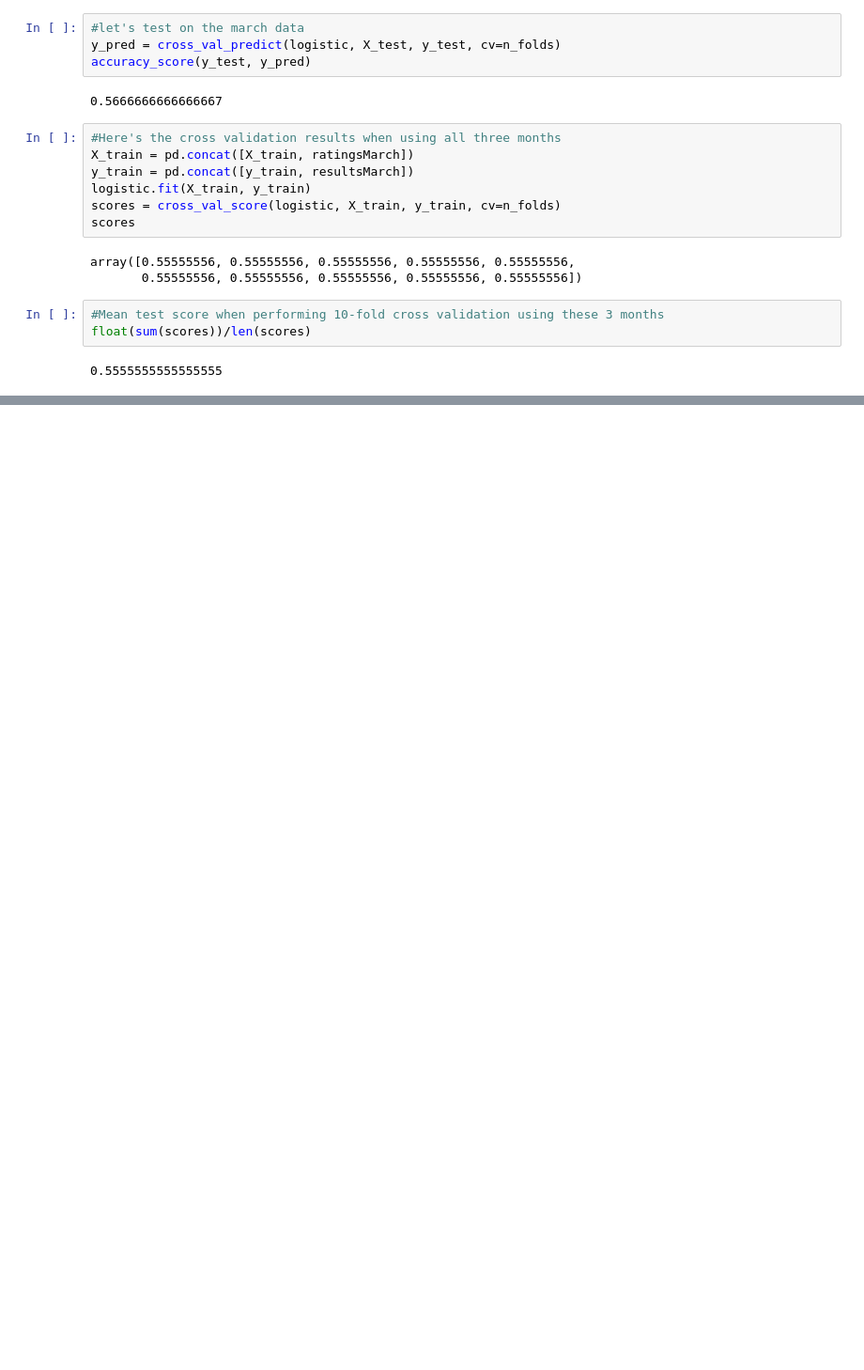
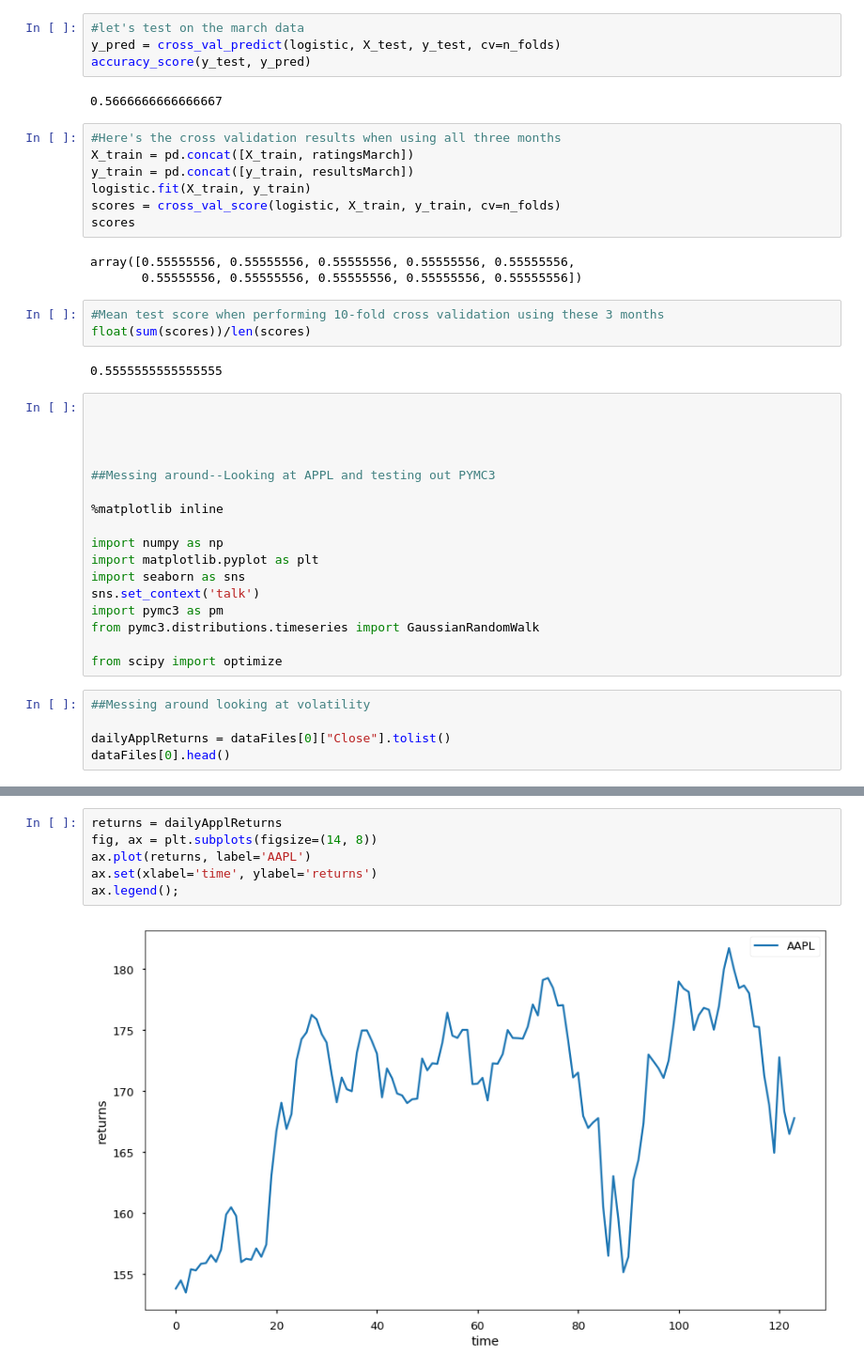
Before and after one commit to jgross962/515Project, a Jupyter notebook: BayesianMethods.ipynb, the cells around one changed output, grey strips where cells are left out. Shown: that part at 94% size. Saved outputs shown, nothing was run; the diff lists cells and outputs as text; blank space fills up the shorter version.

```diff
--- a/BayesianMethods.ipynb
+++ b/BayesianMethods.ipynb
@@ -410,3 +410,25 @@ array([0.55555556, 0.55555556, 0.55555556, 0.55555556, 0.55555556,
 float(sum(scores))/len(scores)
 # %% [output]
 0.5555555555555555
+# %%
+
+
+
+
+##Messing around--Looking at APPL and testing out PYMC3
+
+%matplotlib inline
+
+import numpy as np
+import matplotlib.pyplot as plt
+import seaborn as sns
+sns.set_context('talk')
+import pymc3 as pm
+from pymc3.distributions.timeseries import GaussianRandomWalk
+
+from scipy import optimize
+# %%
+##Messing around looking at volatility
+
+dailyApplReturns = dataFiles[0]["Close"].tolist()
+dataFiles[0].head()
@@ -412,0 +442,8 @@ float(sum(scores))/len(scores)
+# %%
+returns = dailyApplReturns
+fig, ax = plt.subplots(figsize=(14, 8))
+ax.plot(returns, label='AAPL')
+ax.set(xlabel='time', ylabel='returns')
+ax.legend();
+# %% [output]
+[figure, added]
```
Also changed, not shown: parts of 16 cells of this notebook.
